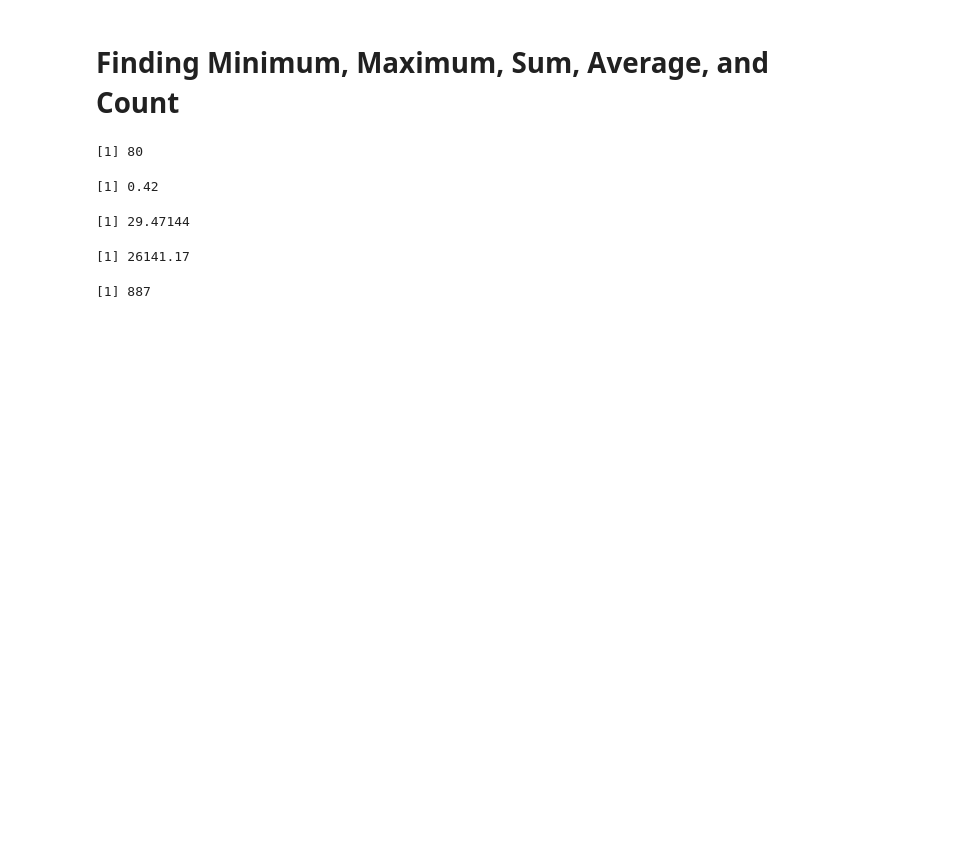
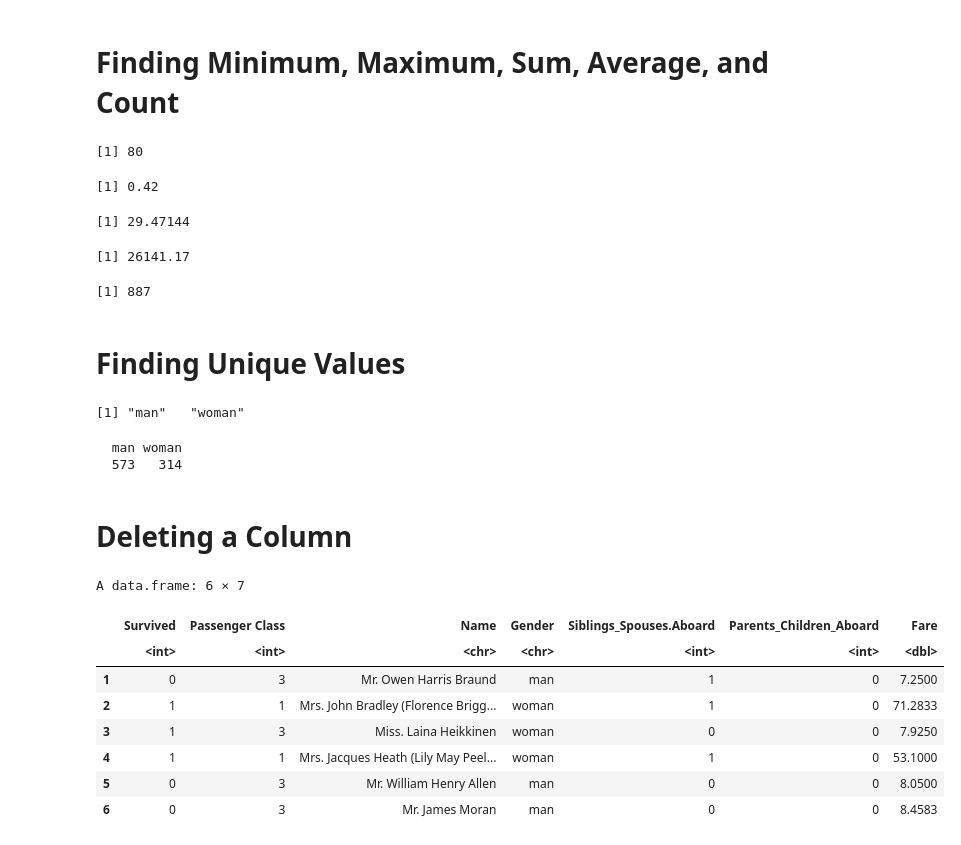
Before and after one commit to oscarm524/R_Programming, a Jupyter notebook: Data_Wrangling/Data_Wrangling.ipynb, the cells around one changed output. Saved outputs shown, nothing was run; the diff lists cells and outputs as text; code cells hidden in the pictures; blank space fills up the shorter version.

```diff
--- a/Data_Wrangling/Data_Wrangling.ipynb
+++ b/Data_Wrangling/Data_Wrangling.ipynb
@@ -181,3 +181,31 @@ sum(titanic$Age)
 length(titanic$Age)
 # %% [output]
 [1] 887
+# %% [markdown]
+# Finding Unique Values
+# %%
+## Finding unique values of Gender
+unique(titanic$Gender)
+# %% [output]
+[1] "man"   "woman"
+# %%
+## Counting the number of unique calues of Gender
+table(titanic$Gender)
+# %% [output]
+  man woman
+  573   314
+# %% [markdown]
+# Deleting a Column
+# %%
+## Dropping the age column
+head(subset(titanic, select = -c(Age)))
+# %% [output]
+A data.frame: 6 × 7
+|  | Survived | Passenger Class | Name | Gender | Siblings_Spouses.Aboard | Parents_Children_Aboard | Fare |
+|  | <int> | <int> | <chr> | <chr> | <int> | <int> | <dbl> |
+| 1 | 0 | 3 | Mr. Owen Harris Braund | man | 1 | 0 | 7.2500 |
+| 2 | 1 | 1 | Mrs. John Bradley (Florence Brigg... | woman | 1 | 0 | 71.2833 |
+| 3 | 1 | 3 | Miss. Laina Heikkinen | woman | 0 | 0 | 7.9250 |
+| 4 | 1 | 1 | Mrs. Jacques Heath (Lily May Peel... | woman | 1 | 0 | 53.1000 |
+| 5 | 0 | 3 | Mr. William Henry Allen | man | 0 | 0 | 8.0500 |
+| 6 | 0 | 3 | Mr. James Moran | man | 0 | 0 | 8.4583 |
```
Also changed, not shown: parts of 5 cells of this notebook.
